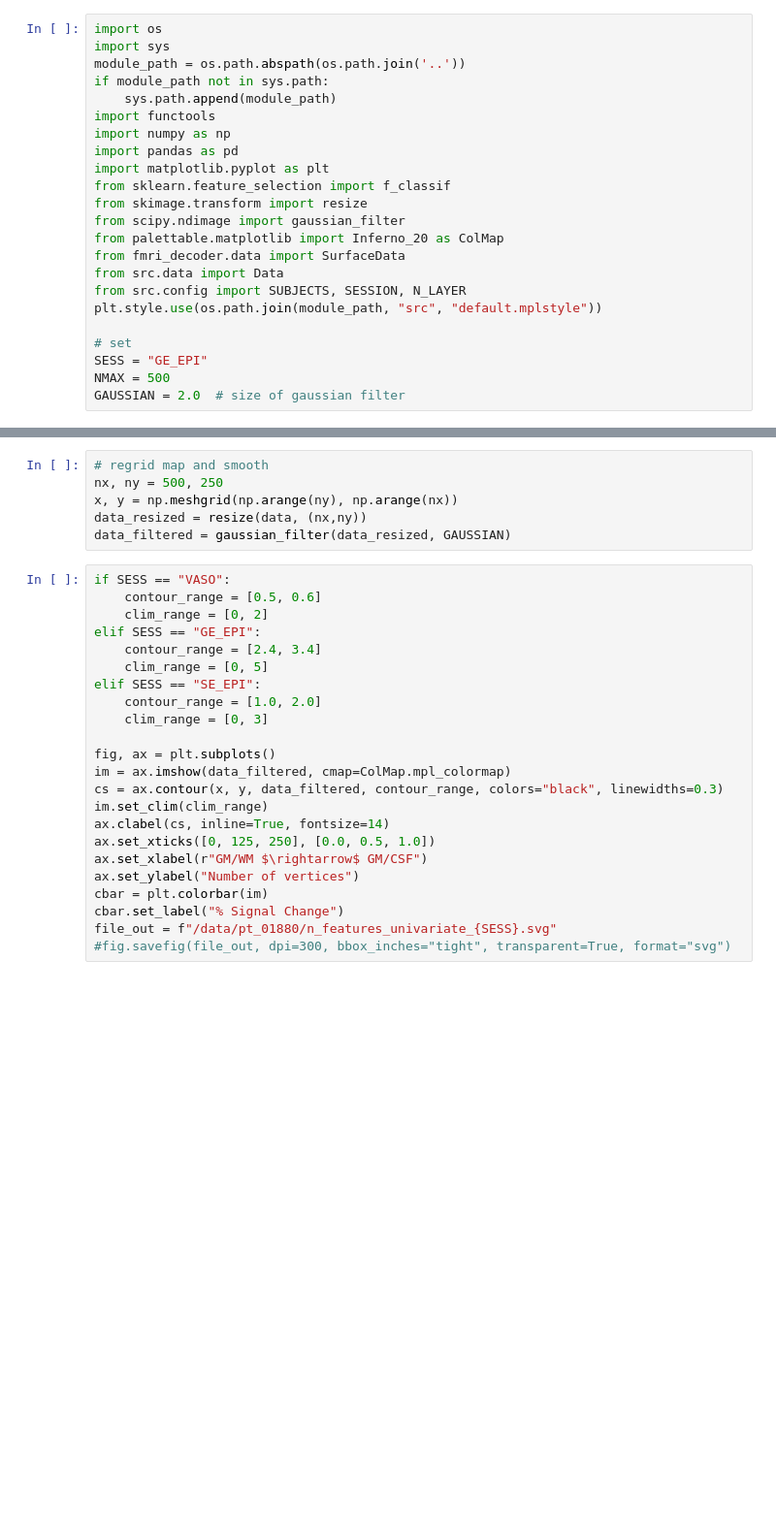
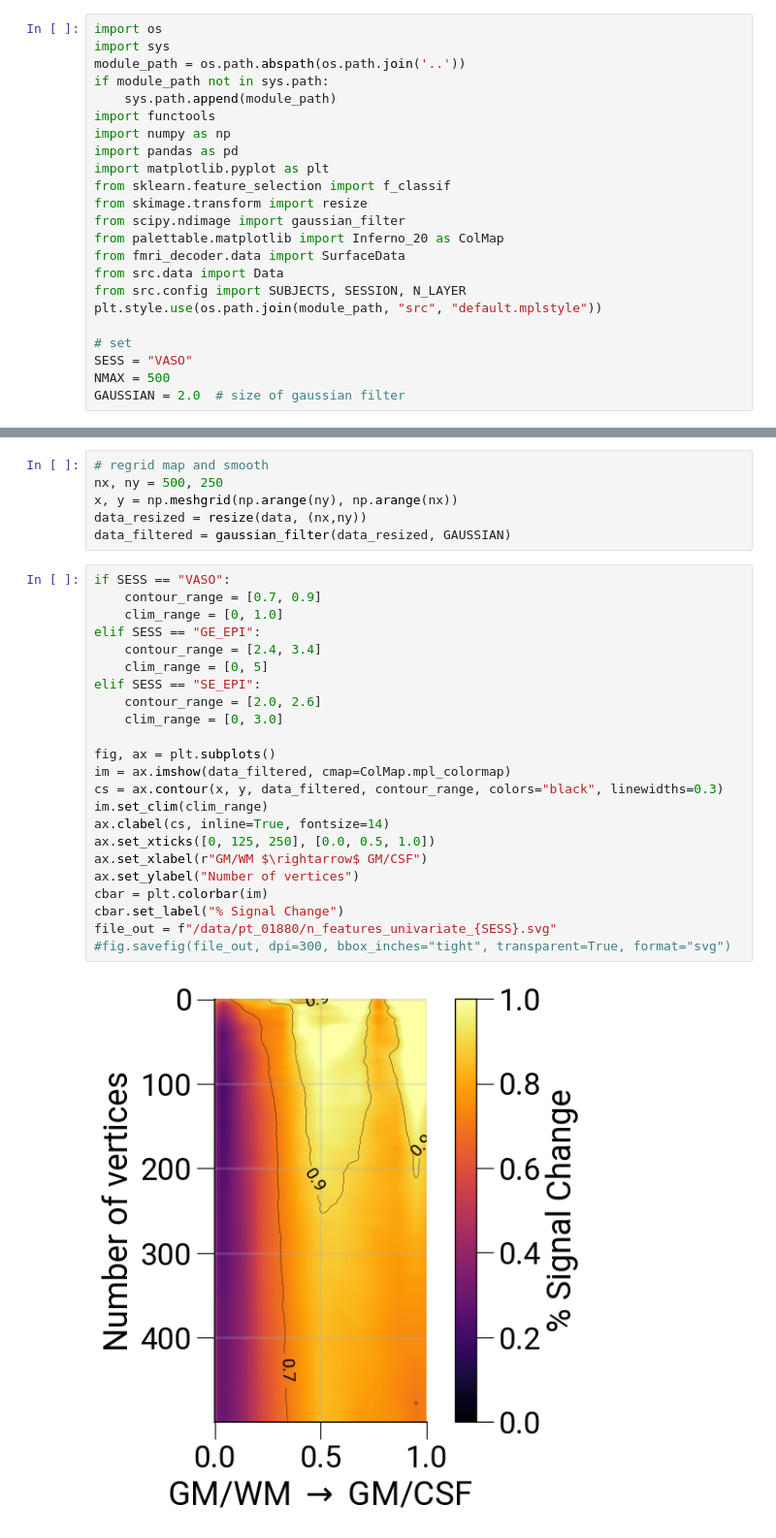
Before and after one commit to haenelt/odc, a Jupyter notebook: notebooks_review/n_features_univariate_profile.ipynb, the cells around one changed output, grey strips where cells are left out. Shown at 97% size. Drawn from its saved outputs; the diff is of its cells as text; blank space fills up the shorter version.

```diff
--- a/notebooks_review/n_features_univariate_profile.ipynb
+++ b/notebooks_review/n_features_univariate_profile.ipynb
@@ -20,7 +21,7 @@ from src.config import SUBJECTS, SESSION, N_LAYER
 plt.style.use(os.path.join(module_path, "src", "default.mplstyle"))
 
 # set
-SESS = "GE_EPI"
+SESS = "VASO"
 NMAX = 500
 GAUSSIAN = 2.0  # size of gaussian filter
 # %%
@@ -113,24 +114,26 @@ data_resized = resize(data, (nx,ny))
 data_filtered = gaussian_filter(data_resized, GAUSSIAN)
 # %%
 if SESS == "VASO":
-    contour_range = [0.5, 0.6]
-    clim_range = [0, 2]
+    contour_range = [0.7, 0.9]
+    clim_range = [0, 1.0]
 elif SESS == "GE_EPI":
     contour_range = [2.4, 3.4]
     clim_range = [0, 5]
 elif SESS == "SE_EPI":
-    contour_range = [1.0, 2.0]
-    clim_range = [0, 3]
+    contour_range = [2.0, 2.6]
+    clim_range = [0, 3.0]
 
 fig, ax = plt.subplots()
 im = ax.imshow(data_filtered, cmap=ColMap.mpl_colormap)
 cs = ax.contour(x, y, data_filtered, contour_range, colors="black", linewidths=0.3)
 im.set_clim(clim_range)
 ax.clabel(cs, inline=True, fontsize=14)
 ax.set_xticks([0, 125, 250], [0.0, 0.5, 1.0])
 ax.set_xlabel(r"GM/WM $\rightarrow$ GM/CSF")
 ax.set_ylabel("Number of vertices")
 cbar = plt.colorbar(im)
 cbar.set_label("% Signal Change")
 file_out = f"/data/pt_01880/n_features_univariate_{SESS}.svg"
 #fig.savefig(file_out, dpi=300, bbox_inches="tight", transparent=True, format="svg")
+# %% [output]
+[figure, added]
```
Also changed, not shown: parts of 2 cells of this notebook, 6 other files.
